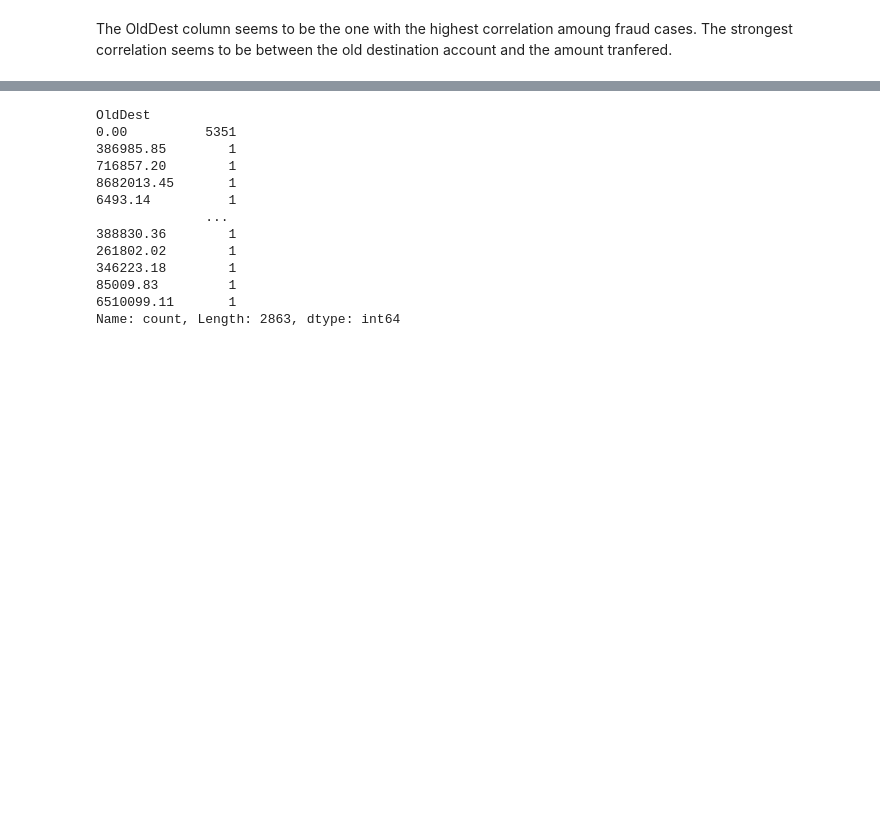
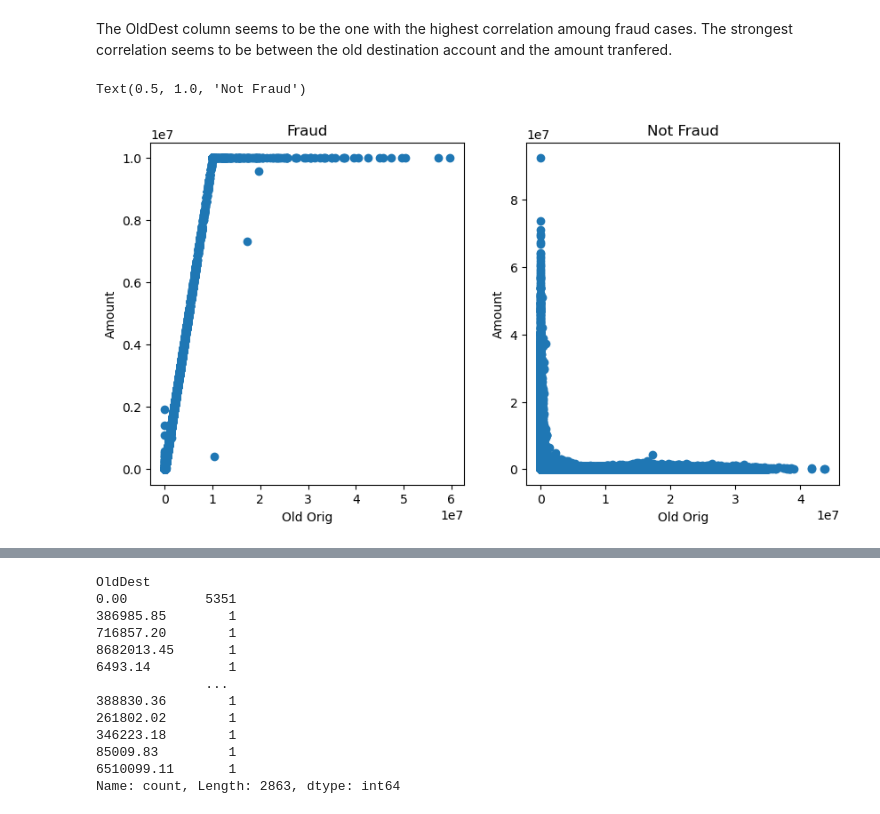
Before and after one commit to theslater11/FinancialFraudDetection, a Jupyter notebook: Notebooks/EDA.ipynb, the cells around one changed output, grey strips where cells are left out. Saved outputs shown, nothing was run; the diff lists cells and outputs as text; code cells hidden in the pictures; blank space fills up the shorter version.

```diff
--- a/Notebooks/EDA.ipynb
+++ b/Notebooks/EDA.ipynb
@@ -212,2 +218,19 @@ sns.heatmap(fraud.corr(),annot=True)
 # %% [markdown]
 The OldDest column seems to be the one with the highest correlation amoung fraud cases. The strongest correlation seems to be between the old destination account and the amount tranfered.
+# %%
+plt.figure(figsize=(10, 5)) # Adjust figure size as needed
+plt.tight_layout() # Adjusts subplot params for a tight layout
+plt.subplot(1, 2, 1)  # First subplot (2 row, 2 columns, 1st position)
+plt.scatter(fraud['OldOrig'], fraud['Amount'])
+plt.xlabel('Old Orig')
+plt.ylabel('Amount')
+plt.title('Fraud')
+plt.subplot(1, 2, 2)  # Second subplot (1 row, 2 columns, 2nd position)
+plt.scatter(not_fraud['OldOrig'], not_fraud['Amount'])
+plt.xlabel('Old Orig')
+plt.ylabel('Amount')
+plt.title('Not Fraud')
+plt.show()
+# %% [output]
+Text(0.5, 1.0, 'Not Fraud')
+[figure, added]
```
Also changed, not shown: parts of 15 cells of this notebook, 1 other file.
